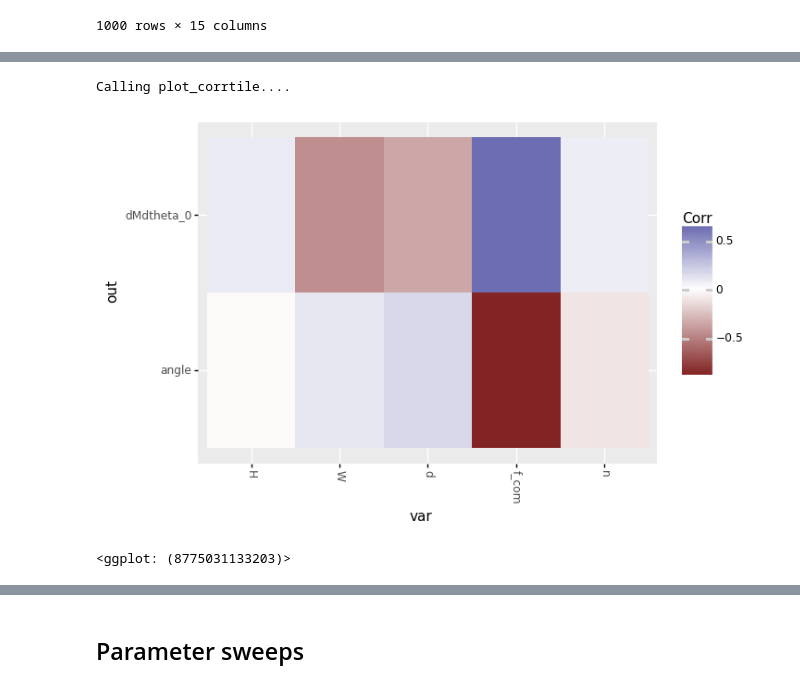
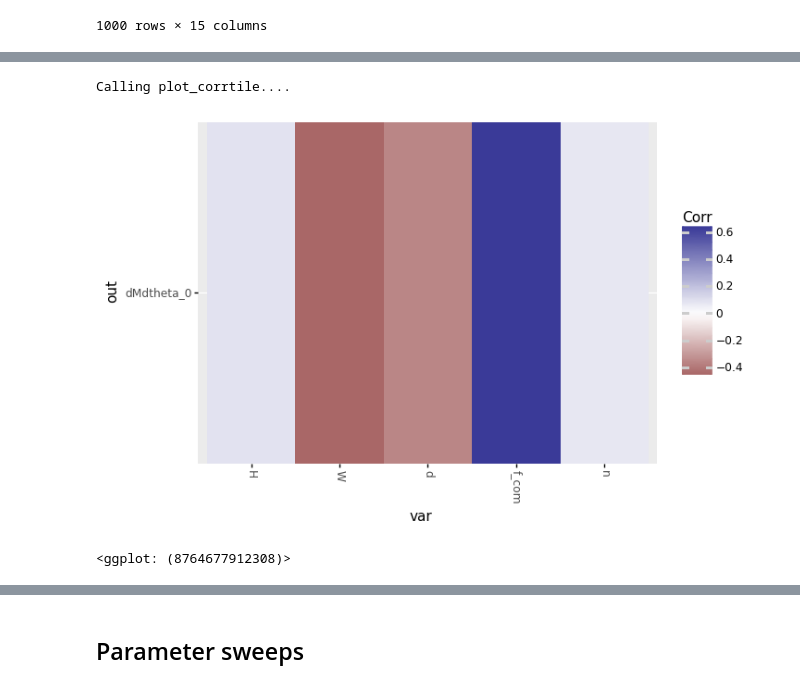
Before and after one commit to zdelrosario/boat-stability, a Jupyter notebook: siam-ch.ipynb, the cells around one changed output, grey strips where cells are left out. Saved outputs shown, nothing was run; the diff lists cells and outputs as text; code cells hidden in the pictures.

```diff
--- a/siam-ch.ipynb
+++ b/siam-ch.ipynb
@@ -168,13 +188,13 @@ df_data
 # %%
 (
     df_data
     >> gr.tf_iocorr(
         var=md_performance.var,
-        out=["dMdtheta_0", "angle"]
+        out=["dMdtheta_0"],
     )
     >> gr.pt_auto()
 )
 # %% [output]
 Calling plot_corrtile....
-[figure, old version]
+[figure, new version]
-<ggplot: (8775031133203)>
+<ggplot: (8764677912308)>
```
Also changed, not shown: parts of 12 cells of this notebook.
